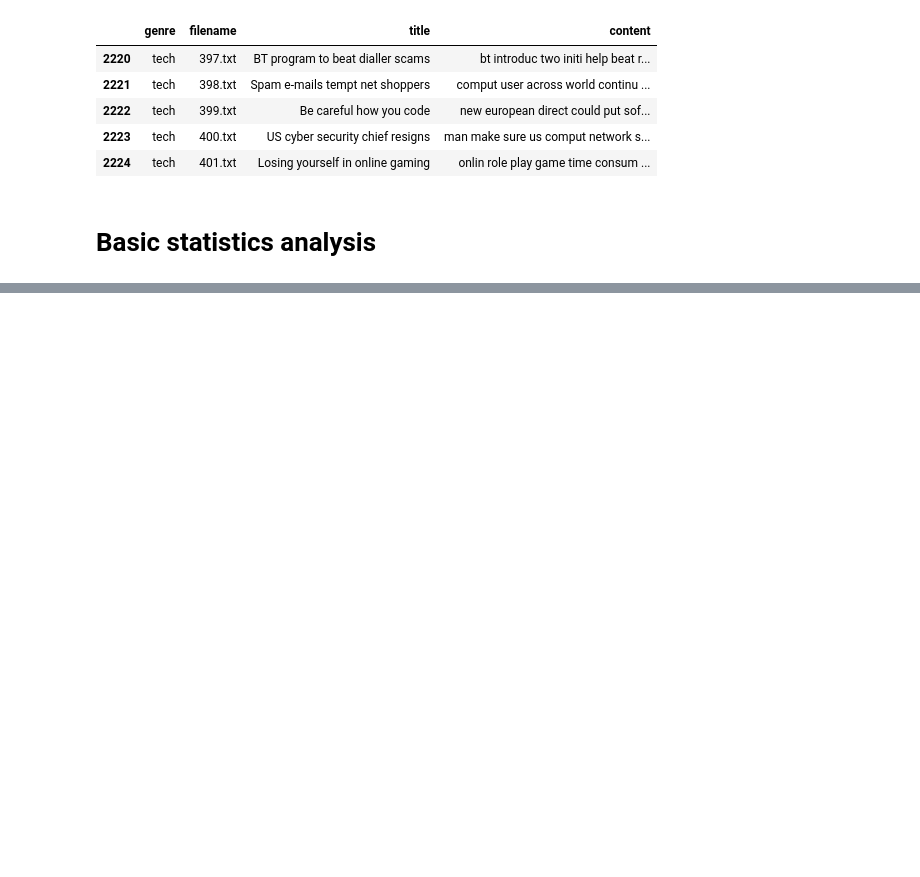
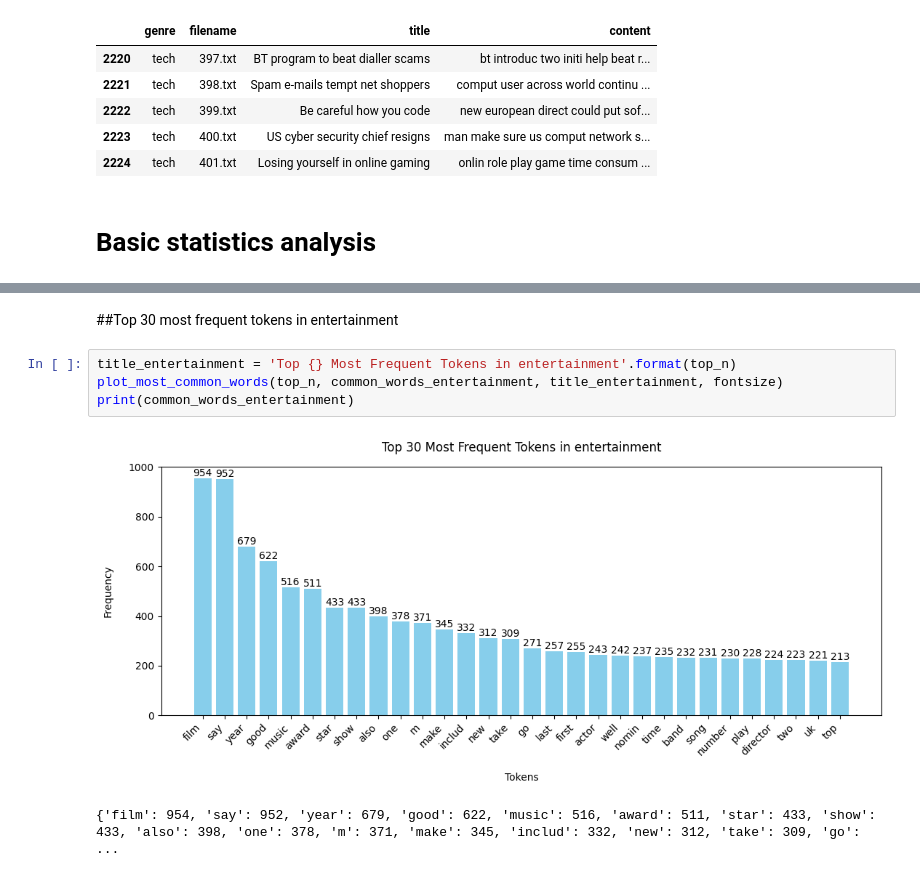
Before and after one commit to elainedias16/TCC, a Jupyter notebook: Lab_1.ipynb, the cells around one changed output, grey strips where cells are left out. Saved outputs shown, nothing was run; the diff lists cells and outputs as text; blank space fills up the shorter version.

```diff
--- a/Lab_1.ipynb
+++ b/Lab_1.ipynb
@@ -194,0 +245,9 @@ RecursionError: maximum recursion depth exceeded
+# %% [markdown]
+##Top 30 most frequent tokens in entertainment
+# %%
+title_entertainment = 'Top {} Most Frequent Tokens in entertainment'.format(top_n)
+plot_most_common_words(top_n, common_words_entertainment, title_entertainment, fontsize)
+print(common_words_entertainment)
+# %% [output]
+[figure, added]
+{'film': 954, 'say': 952, 'year': 679, 'good': 622, 'music': 516, 'award': 511, 'star': 433, 'show': 433, 'also': 398, 'one': 378, 'm': 371, 'make': 345, 'includ': 332, 'new': 312, 'take': 309, 'go':  ...
```
Also changed, not shown: parts of 18 cells of this notebook.
